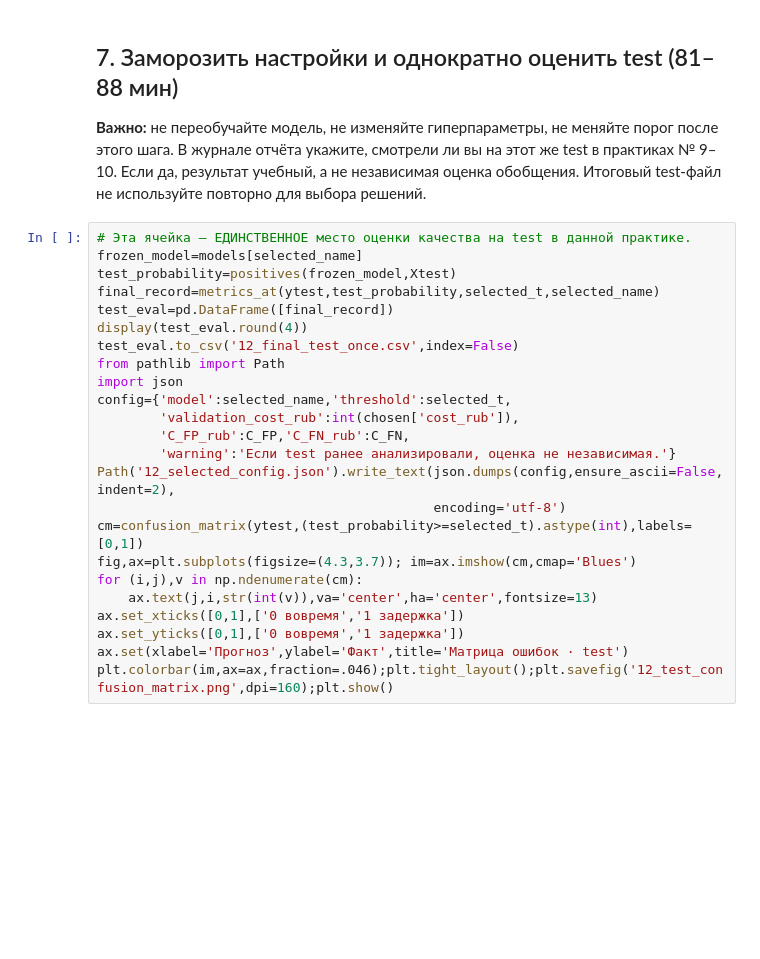
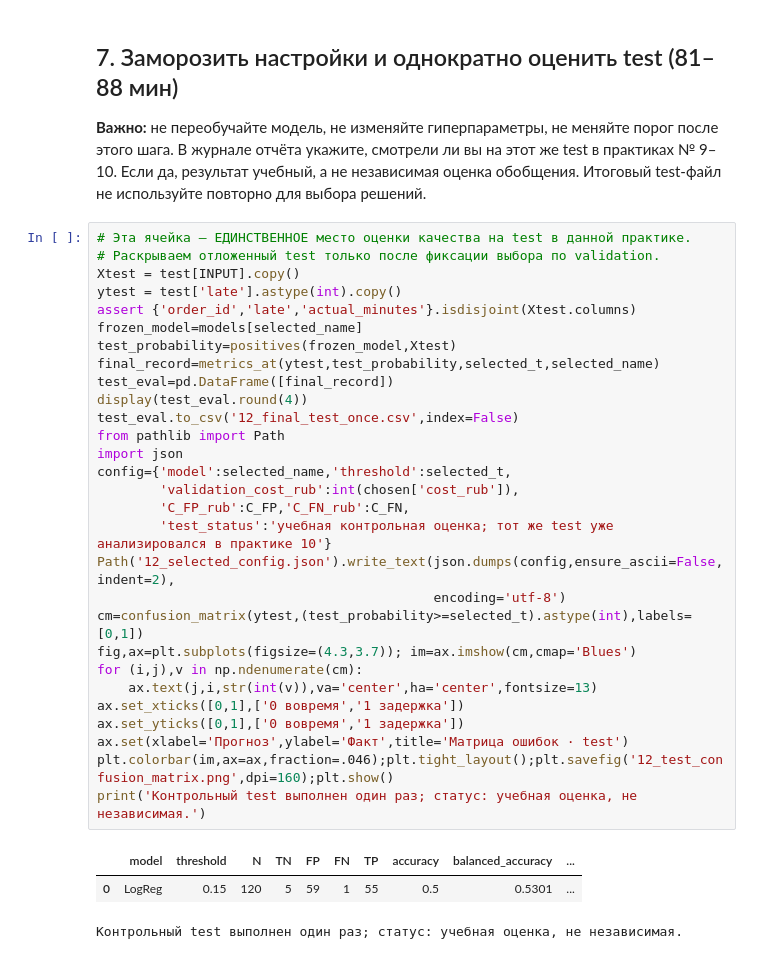
Before and after one commit to Vladislav-Evg-Sid/utmn-master-degree, a Jupyter notebook: tii/lb12/12_student.ipynb, the cells around one changed output. Drawn from its saved outputs; the diff is of its cells as text; blank space fills up the shorter version.

```diff
--- a/tii/lb12/12_student.ipynb
+++ b/tii/lb12/12_student.ipynb
@@ -274,28 +379,37 @@ display(base_results[['model','accuracy','balanced_accuracy','recall',
 **Важно:** не переобучайте модель, не изменяйте гиперпараметры, не меняйте порог после этого шага. В журнале отчёта укажите, смотрели ли вы на этот же test в практиках № 9–10. Если да, результат учебный, а не независимая оценка обобщения. Итоговый test-файл не используйте повторно для выбора решений.
 # %%
 # Эта ячейка — ЕДИНСТВЕННОЕ место оценки качества на test в данной практике.
+# Раскрываем отложенный test только после фиксации выбора по validation.
+Xtest = test[INPUT].copy()
+ytest = test['late'].astype(int).copy()
+assert {'order_id','late','actual_minutes'}.isdisjoint(Xtest.columns)
 frozen_model=models[selected_name]
 test_probability=positives(frozen_model,Xtest)
 final_record=metrics_at(ytest,test_probability,selected_t,selected_name)
 test_eval=pd.DataFrame([final_record])
 display(test_eval.round(4))
 test_eval.to_csv('12_final_test_once.csv',index=False)
 from pathlib import Path
 import json
 config={'model':selected_name,'threshold':selected_t,
         'validation_cost_rub':int(chosen['cost_rub']),
         'C_FP_rub':C_FP,'C_FN_rub':C_FN,
-        'warning':'Если test ранее анализировали, оценка не независимая.'}
+        'test_status':'учебная контрольная оценка; тот же test уже анализировался в практике 10'}
 Path('12_selected_config.json').write_text(json.dumps(config,ensure_ascii=False,indent=2),
                                            encoding='utf-8')
 cm=confusion_matrix(ytest,(test_probability>=selected_t).astype(int),labels=[0,1])
 fig,ax=plt.subplots(figsize=(4.3,3.7)); im=ax.imshow(cm,cmap='Blues')
 for (i,j),v in np.ndenumerate(cm):
     ax.text(j,i,str(int(v)),va='center',ha='center',fontsize=13)
 ax.set_xticks([0,1],['0 вовремя','1 задержка'])
 ax.set_yticks([0,1],['0 вовремя','1 задержка'])
 ax.set(xlabel='Прогноз',ylabel='Факт',title='Матрица ошибок · test')
 plt.colorbar(im,ax=ax,fraction=.046);plt.tight_layout();plt.savefig('12_test_confusion_matrix.png',dpi=160);plt.show()
+print('Контрольный test выполнен один раз; статус: учебная оценка, не независимая.')
+# %% [output]
+|  | model | threshold | N | TN | FP | FN | TP | accuracy | balanced_accuracy | ... |
+| 0 | LogReg | 0.15 | 120 | 5 | 59 | 1 | 55 | 0.5 | 0.5301 | ... |
+Контрольный test выполнен один раз; статус: учебная оценка, не независимая.
 # %% [markdown]
 ## 8. Интерпретация, контрольные вопросы и сдача (88–90 мин)
 1. Почему Accuracy способна скрывать проблемы при редком положительном классе?
```
Also changed, not shown: parts of 8 cells of this notebook, 12 other files.
